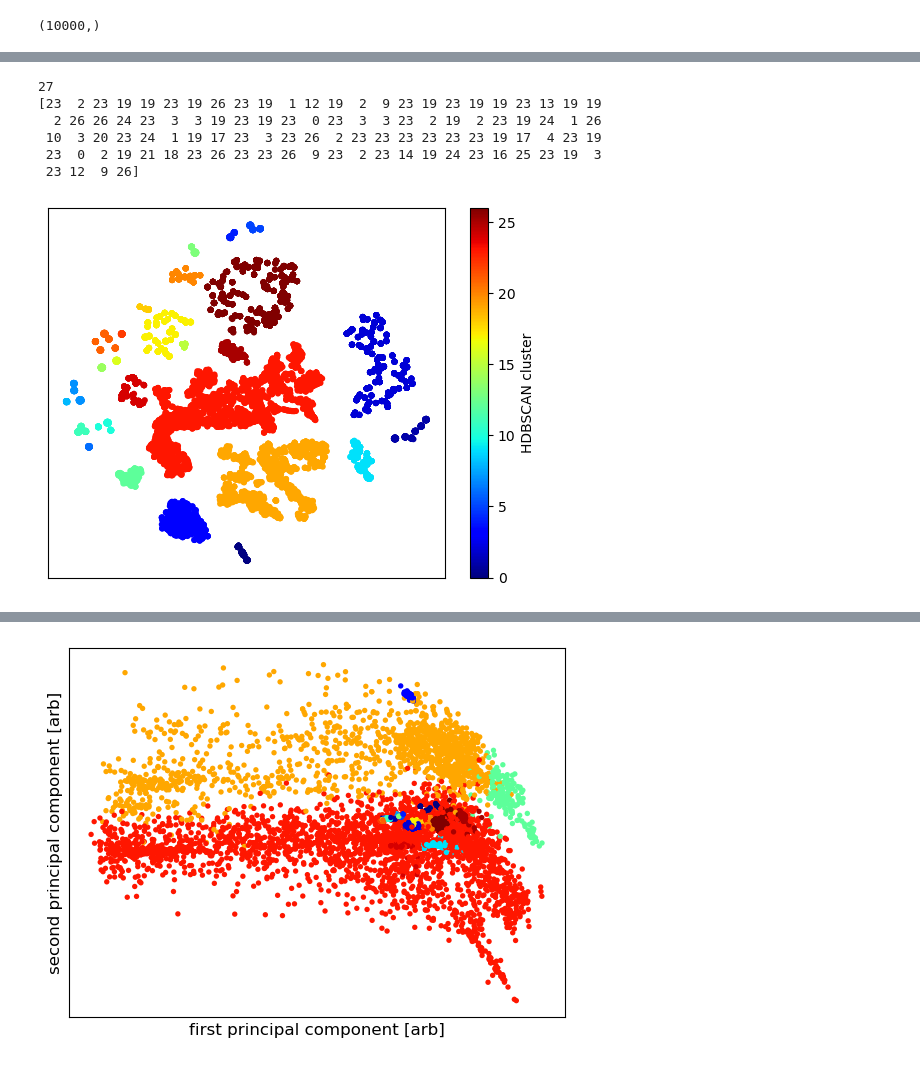
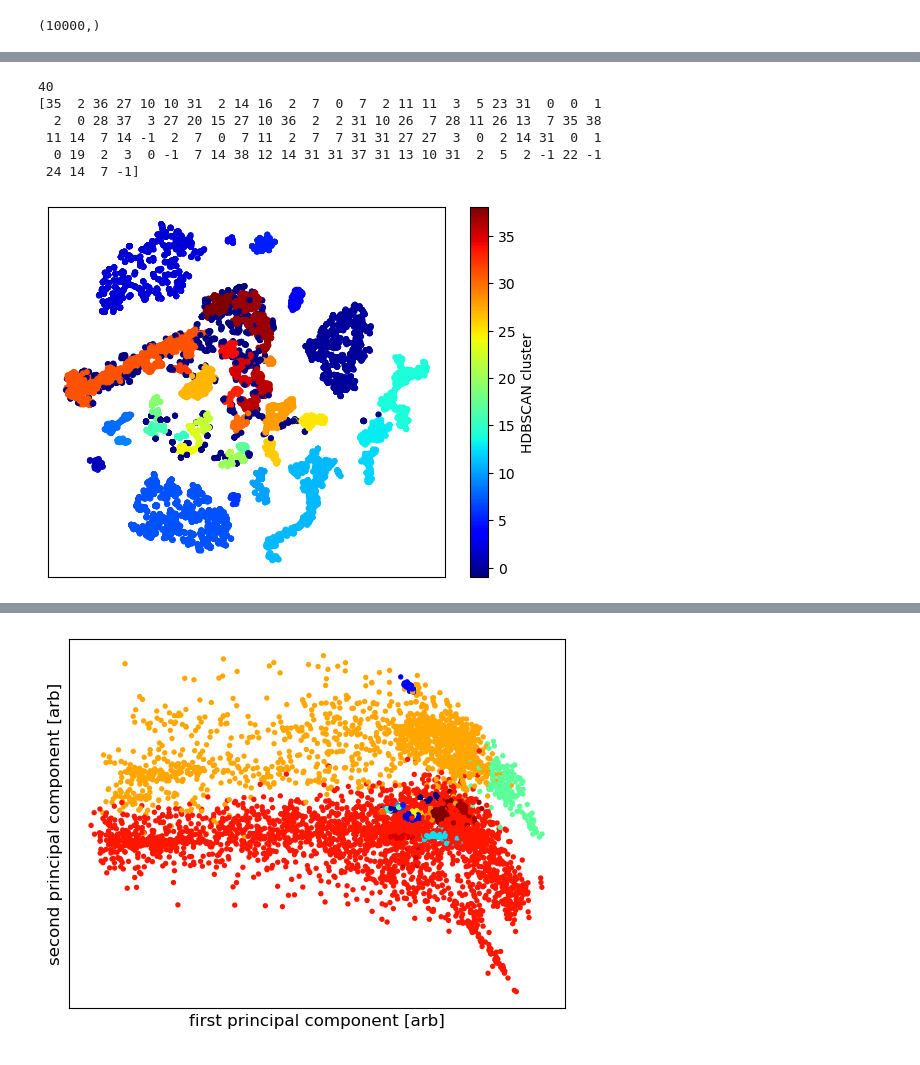
Before and after one commit to bjacobell/gbt-hdbscan, a Jupyter notebook: centroid_clustering_kmeans.ipynb, the cells around one changed output, grey strips where cells are left out. Drawn from its saved outputs; the diff is of its cells as text; code cells hidden in the pictures.

```diff
--- a/centroid_clustering_kmeans.ipynb
+++ b/centroid_clustering_kmeans.ipynb
@@ -142,0 +178,23 @@ np.save('/datax/scratch/benjb/C23_L_HDBSCAN_tSNE_10k_labels.npy', hdb.labels_)
+# %%
+lower_count_cci = []
+lower_count_ccc = []
+for i, count in enumerate(counts):
+    if i%10000 == 0:
+        print(i)
+    if count > 10:
+        continue
+    #centroid = unique_ccc[i]
+    iii = np.where(unique_inv == i)[0]
+    idxs = cci[iii]
+    cents = ccc[iii]
+    lower_count_cci.append(idxs)
+    lower_count_ccc.append(cents)
+    #needed_params = hit_params[idxs]
+    #needed_dats = hit_dats[idxs]
+    #random_sample_idxs = np.random.choice(len(needed_params), 20, replace=False)
+    #random_sample_params = needed_params[random_sample_idxs]
+    #random_sample_dats = needed_dats[random_sample_idxs]
+lower_count_cci = np.concatenate(lower_count_cci)
+lower_count_ccc = np.concatenate(lower_count_ccc)
+print(lower_count_cci.shape)
+print(lower_count_ccc.shape)
@@ -142,0 +222,2 @@ np.save('/datax/scratch/benjb/C23_L_HDBSCAN_tSNE_10k_labels.npy', hdb.labels_)
+# %%
+X_reduced = PCA(n_components=6, svd_solver='full').fit_transform(lower_count_ccc)
@@ -142,0 +250,8 @@ np.save('/datax/scratch/benjb/C23_L_HDBSCAN_tSNE_10k_labels.npy', hdb.labels_)
+# %%
+iii = np.random.randint(0, len(lower_count_cci), 10000)
+
+xembed = TSNE(n_components=2, learning_rate='auto',
+                  init='random', perplexity=40, early_exaggeration=4).fit_transform(X_reduced[iii])
+
+plt.scatter(xembed[:,0], xembed[:,1], s=8)
+plt.show()
@@ -143,36 +290,36 @@ np.save('/datax/scratch/benjb/C23_L_HDBSCAN_tSNE_10k_labels.npy', hdb.labels_)
 # %%
-nmincluster = 20
-nminsamples = 10
-eps = 7
+nmincluster = 12
+nminsamples = 20
+eps = 3
 
 hdb = HDBSCAN(min_cluster_size=nmincluster,
               min_samples=nminsamples,
               cluster_selection_epsilon=eps,
               cluster_selection_method='eom',
               store_centers='centroid')
 
-hdb.fit(xembed_2)
+hdb.fit(xembed)
 
 print(len(np.unique(hdb.labels_)))
 
 print(hdb.labels_[:100])
 
 fig, ax = plt.subplots()
-s = ax.scatter(xembed_2[:,0], xembed_2[:,1],
+s = ax.scatter(xembed[:,0], xembed[:,1],
             c=hdb.labels_,
             cmap='jet',
             #vmin=-0.5, vmax=14.5,
             s=20, linewidths=0, alpha=1)
 ax.set_xticks([])
 ax.set_yticks([])
 fig.colorbar(mappable=s, label=r'HDBSCAN cluster', ax=ax)
-plt.savefig('/datax/scratch/benjb/C23_L_HDBSCAN_TSNE_visualization_10k_hits.pdf', bbox_inches='tight')
+#plt.savefig('/datax/scratch/benjb/C23_L_HDBSCAN_TSNE_visualization_10k_hits_110424.pdf', bbox_inches='tight')
 plt.show()
 # %% [output]
-27
-[23  2 23 19 19 23 19 26 23 19  1 12 19  2  9 23 19 23 19 19 23 13 19 19
-  2 26 26 24 23  3  3 19 23 19 23  0 23  3  3 23  2 19  2 23 19 24  1 26
- 10  3 20 23 24  1 19 17 23  3 23 26  2 23 23 23 23 23 23 19 17  4 23 19
- 23  0  2 19 21 18 23 26 23 23 26  9 23  2 23 14 19 24 23 16 25 23 19  3
- 23 12  9 26]
+40
+[35  2 36 27 10 10 31  2 14 16  2  7  0  7  2 11 11  3  5 23 31  0  0  1
+  2  0 28 37  3 27 20 15 27 10 36  2  2 31 10 26  7 28 11 26 13  7 35 38
+ 11 14  7 14 -1  2  7  0  7 11  2  7  7 31 31 27 27  3  0  2 14 31  0  1
+  0 19  2  3  0 -1  7 14 38 12 14 31 31 37 31 13 10 31  2  5  2 -1 22 -1
+ 24 14  7 -1]
-[figure, old version]
+[figure, new version]
```
Also changed, not shown: parts of 19 cells of this notebook, 6 other files.
